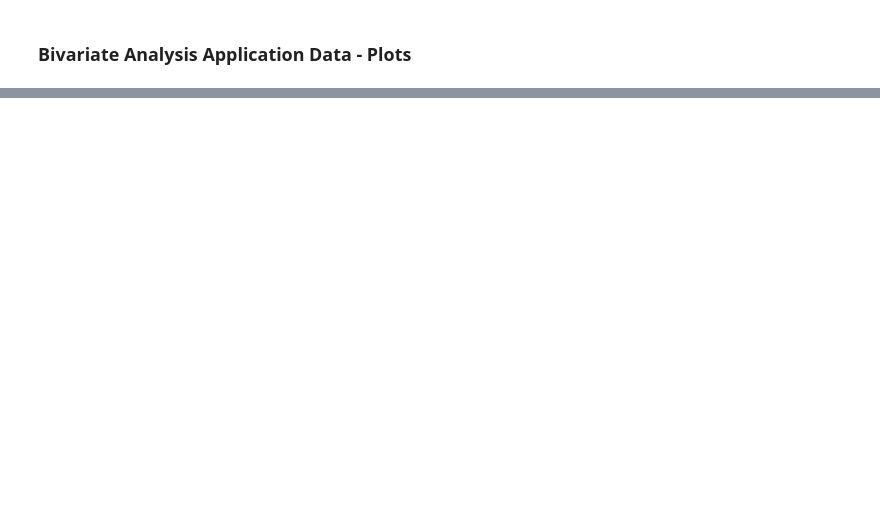
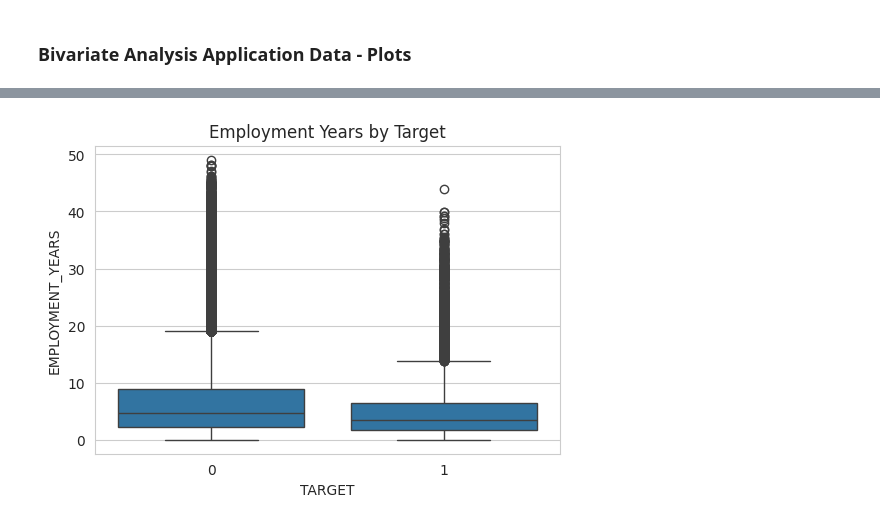
Before and after one commit to A-Knee09/Credit-Risk-Analysis, a Jupyter notebook: Credit_Risk_Analysis.ipynb, the cells around one changed output, grey strips where cells are left out. Saved outputs shown, nothing was run; the diff lists cells and outputs as text; code cells hidden in the pictures; blank space fills up the shorter version.

```diff
--- a/Credit_Risk_Analysis.ipynb
+++ b/Credit_Risk_Analysis.ipynb
@@ -348,0 +419,13 @@ plot_hist(hist_cols)
+# %%
+plt.figure(figsize=(6,4))
+
+sns.boxplot(
+    data=app_data,
+    x="TARGET",
+    y="EMPLOYMENT_YEARS"
+)
+
+plt.title("Employment Years by Target")
+plt.show()
+# %% [output]
+[figure, added]
```
Also changed, not shown: parts of 32 cells of this notebook.
